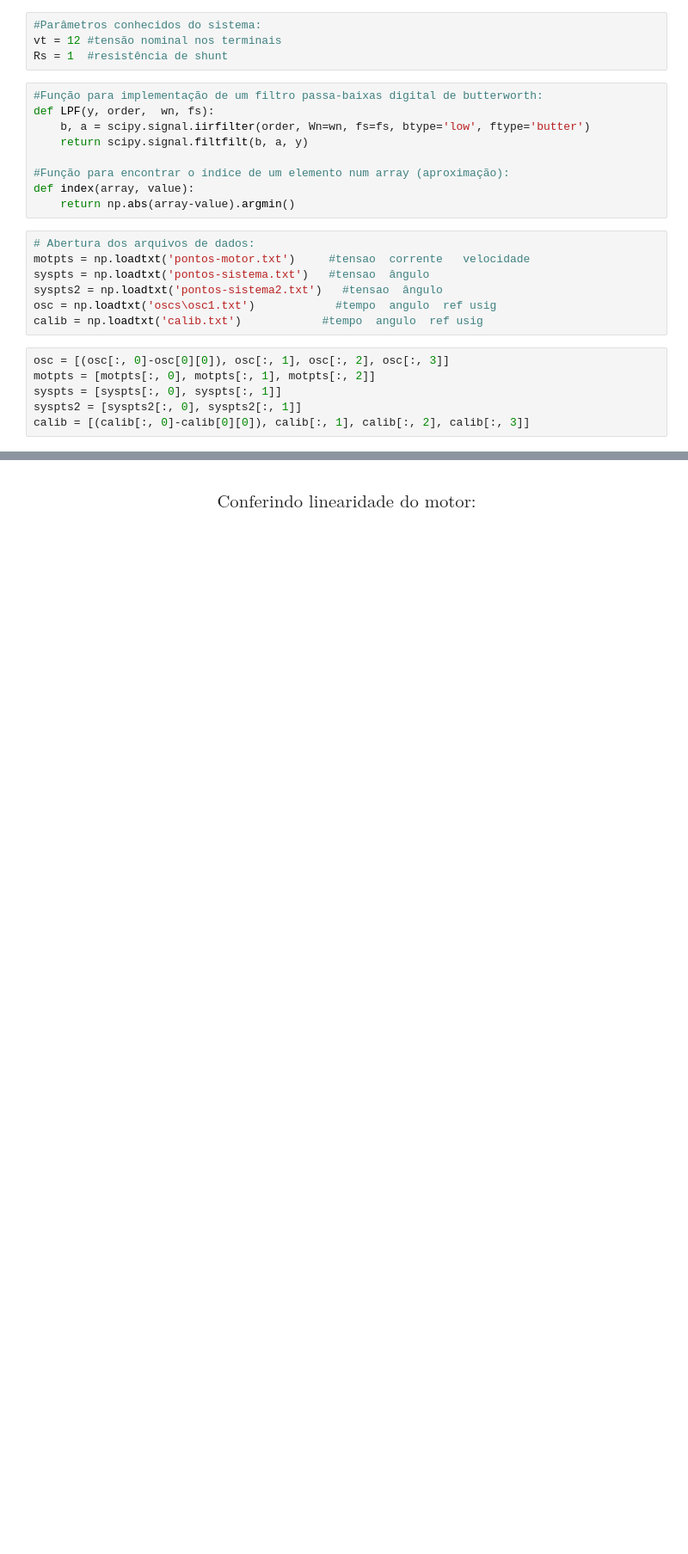
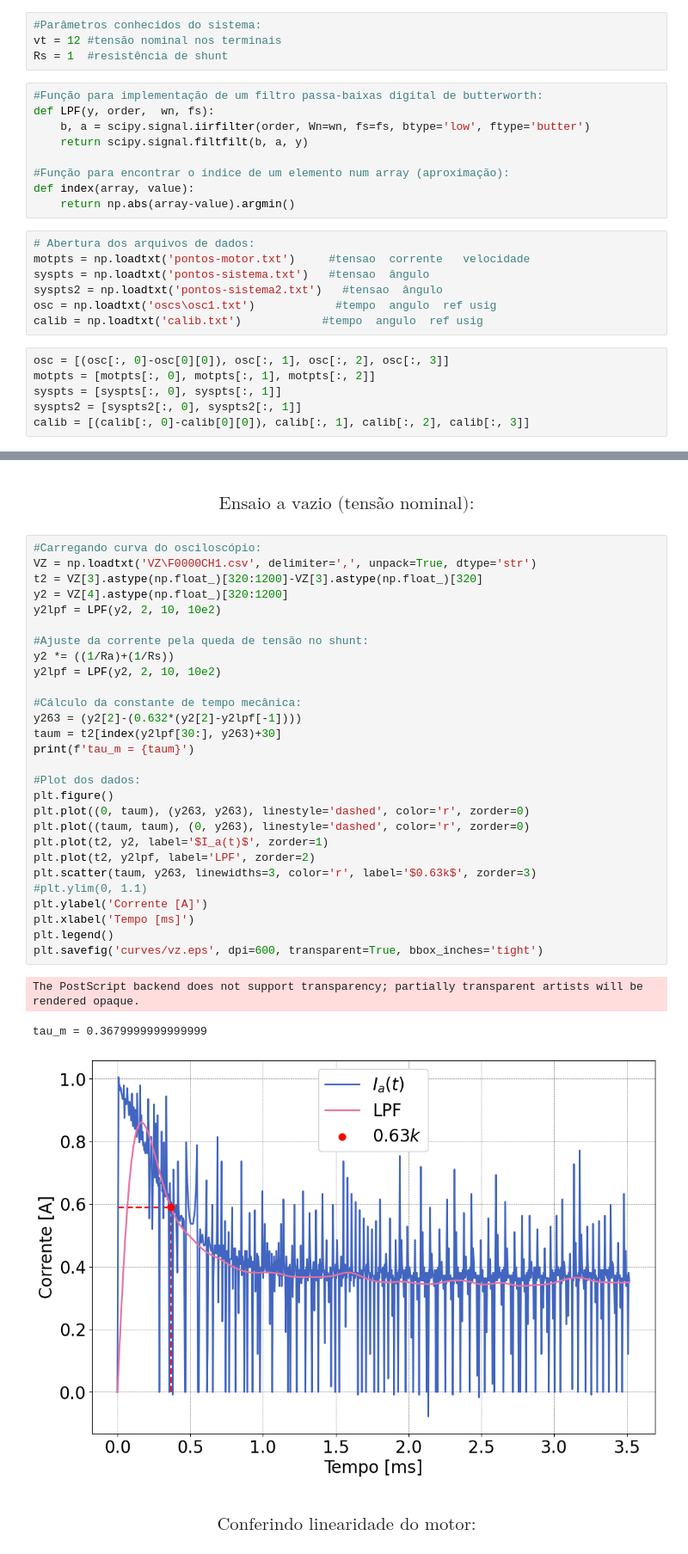
Before and after one commit to ErickNMA/LCD, a Jupyter notebook: ensaios_planta/fan-plate_analisys.ipynb, the cells around one changed output, grey strips where cells are left out. Shown: that part at 86% size. Drawn from its saved outputs; the diff is of its cells as text; blank space fills up the shorter version.

```diff
--- a/ensaios_planta/fan-plate_analisys.ipynb
+++ b/ensaios_planta/fan-plate_analisys.ipynb
@@ -45,3 +89,37 @@ calib = [(calib[:, 0]-calib[0][0]), calib[:, 1], calib[:, 2], calib[:, 3]]
+# %% [markdown]
+### $$ \text{Ensaio a vazio (tensão nominal):}$$
+# %%
+#Carregando curva do osciloscópio:
+VZ = np.loadtxt('VZ\F0000CH1.csv', delimiter=',', unpack=True, dtype='str')
+t2 = VZ[3].astype(np.float_)[320:1200]-VZ[3].astype(np.float_)[320]
+y2 = VZ[4].astype(np.float_)[320:1200]
+y2lpf = LPF(y2, 2, 10, 10e2)
+
+#Ajuste da corrente pela queda de tensão no shunt:
+y2 *= ((1/Ra)+(1/Rs))
+y2lpf = LPF(y2, 2, 10, 10e2)
+
+#Cálculo da constante de tempo mecânica:
+y263 = (y2[2]-(0.632*(y2[2]-y2lpf[-1])))
+taum = t2[index(y2lpf[30:], y263)+30]
+print(f'tau_m = {taum}')
+
+#Plot dos dados:
+plt.figure()
+plt.plot((0, taum), (y263, y263), linestyle='dashed', color='r', zorder=0)
+plt.plot((taum, taum), (0, y263), linestyle='dashed', color='r', zorder=0)
+plt.plot(t2, y2, label='$I_a(t)$', zorder=1)
+plt.plot(t2, y2lpf, label='LPF', zorder=2)
+plt.scatter(taum, y263, linewidths=3, color='r', label='$0.63k$', zorder=3)
+#plt.ylim(0, 1.1)
+plt.ylabel('Corrente [A]')
+plt.xlabel('Tempo [ms]')
+plt.legend()
+plt.savefig('curves/vz.eps', dpi=600, transparent=True, bbox_inches='tight')
+# %% [output]
+The PostScript backend does not support transparency; partially transparent artists will be rendered opaque.
+tau_m = 0.3679999999999999
+[figure, added]
 # %% [markdown]
 ### $$ \text{Conferindo linearidade do motor:}$$
 # %%
```
Also changed, not shown: parts of 16 cells of this notebook, 5 other files.
